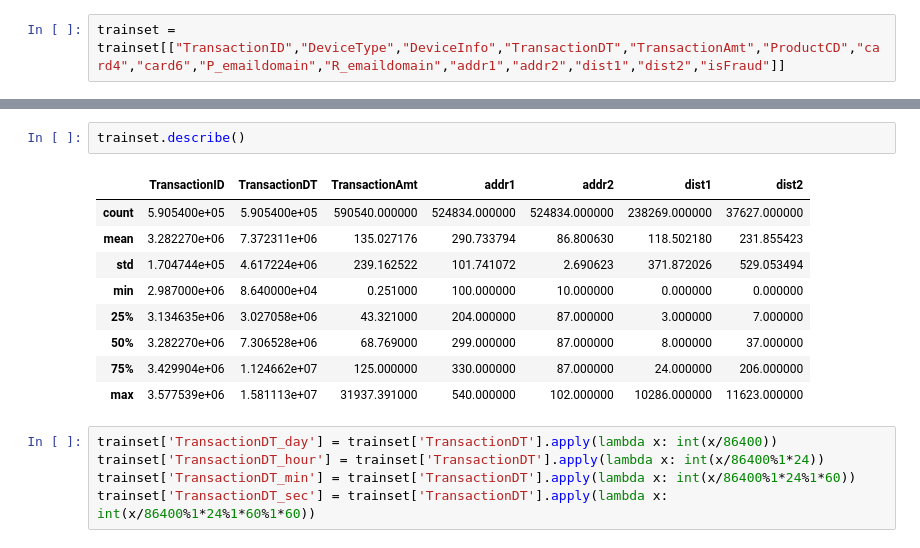
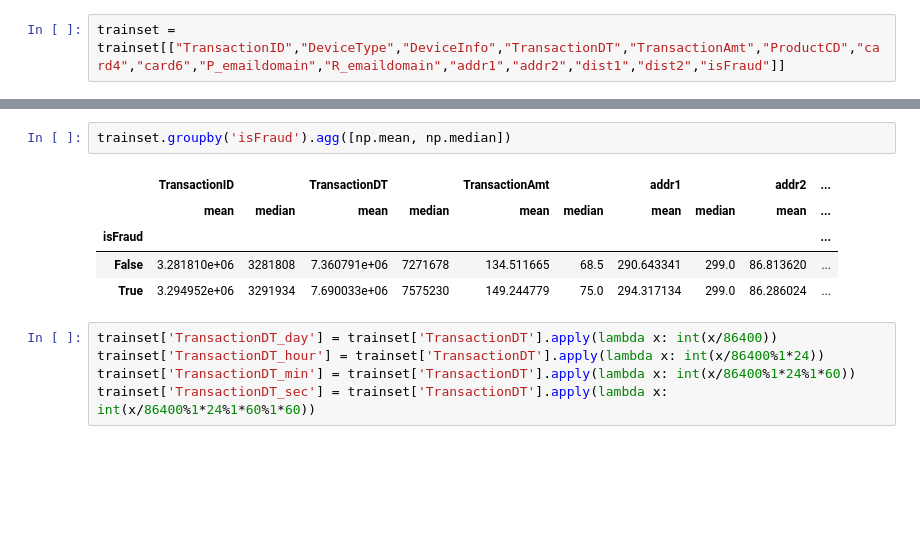
Before and after one commit to rmodi6/ieee-cis-fraud-detection, a Jupyter notebook: cse519_hw2_playground.ipynb, the cells around one changed output, grey strips where cells are left out. Drawn from its saved outputs; the diff is of its cells as text; blank space fills up the shorter version.

```diff
--- a/cse519_hw2_playground.ipynb
+++ b/cse519_hw2_playground.ipynb
@@ -26,18 +23,14 @@ trainset.iloc[:5]
 | 2 | 2987002 | NaN | NaN | 86469 | 59.0 | W | visa | debit | ... |
 | 3 | 2987003 | NaN | NaN | 86499 | 50.0 | W | mastercard | debit | ... |
 | 4 | 2987004 | mobile | SAMSUNG SM-G892A Build/NRD90M | 86506 | 50.0 | H | mastercard | credit | ... |
-# %%
-trainset.describe()
-# %% [output]
-|  | TransactionID | TransactionDT | TransactionAmt | addr1 | addr2 | dist1 | dist2 |
-| count | 5.905400e+05 | 5.905400e+05 | 590540.000000 | 524834.000000 | 524834.000000 | 238269.000000 | 37627.000000 |
-| mean | 3.282270e+06 | 7.372311e+06 | 135.027176 | 290.733794 | 86.800630 | 118.502180 | 231.855423 |
-| std | 1.704744e+05 | 4.617224e+06 | 239.162522 | 101.741072 | 2.690623 | 371.872026 | 529.053494 |
-| min | 2.987000e+06 | 8.640000e+04 | 0.251000 | 100.000000 | 10.000000 | 0.000000 | 0.000000 |
-| 25% | 3.134635e+06 | 3.027058e+06 | 43.321000 | 204.000000 | 87.000000 | 3.000000 | 7.000000 |
-| 50% | 3.282270e+06 | 7.306528e+06 | 68.769000 | 299.000000 | 87.000000 | 8.000000 | 37.000000 |
-| 75% | 3.429904e+06 | 1.124662e+07 | 125.000000 | 330.000000 | 87.000000 | 24.000000 | 206.000000 |
-| max | 3.577539e+06 | 1.581113e+07 | 31937.391000 | 540.000000 | 102.000000 | 10286.000000 | 11623.000000 |
+# %%
+trainset.groupby('isFraud').agg([np.mean, np.median])
+# %% [output]
+|  | TransactionID |  | TransactionDT |  | TransactionAmt |  | addr1 |  | addr2 | ... |
+|  | mean | median | mean | median | mean | median | mean | median | mean | ... |
+| isFraud |  |  |  |  |  |  |  |  |  | ... |
+| False | 3.281810e+06 | 3281808 | 7.360791e+06 | 7271678 | 134.511665 | 68.5 | 290.643341 | 299.0 | 86.813620 | ... |
+| True | 3.294952e+06 | 3291934 | 7.690033e+06 | 7575230 | 149.244779 | 75.0 | 294.317134 | 299.0 | 86.286024 | ... |
 # %%
 trainset['TransactionDT_day'] = trainset['TransactionDT'].apply(lambda x: int(x/86400))
 trainset['TransactionDT_hour'] = trainset['TransactionDT'].apply(lambda x: int(x/86400%1*24))
```
Also changed, not shown: parts of 24 cells of this notebook.
